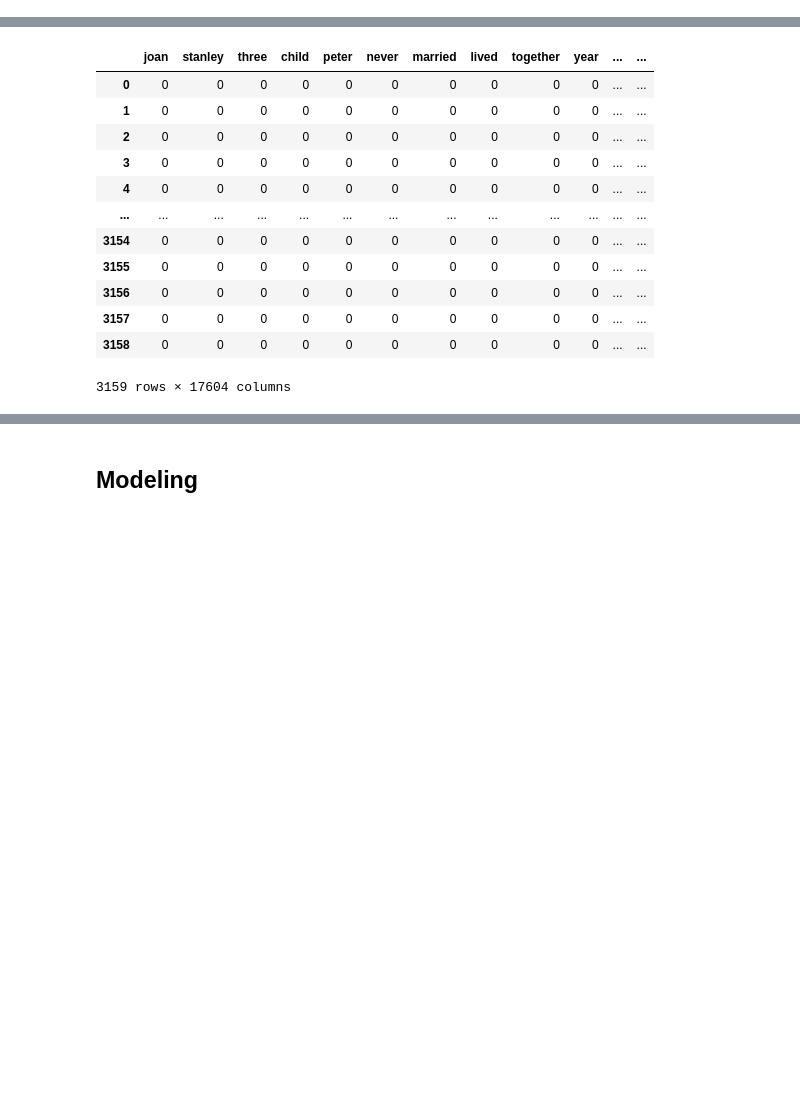
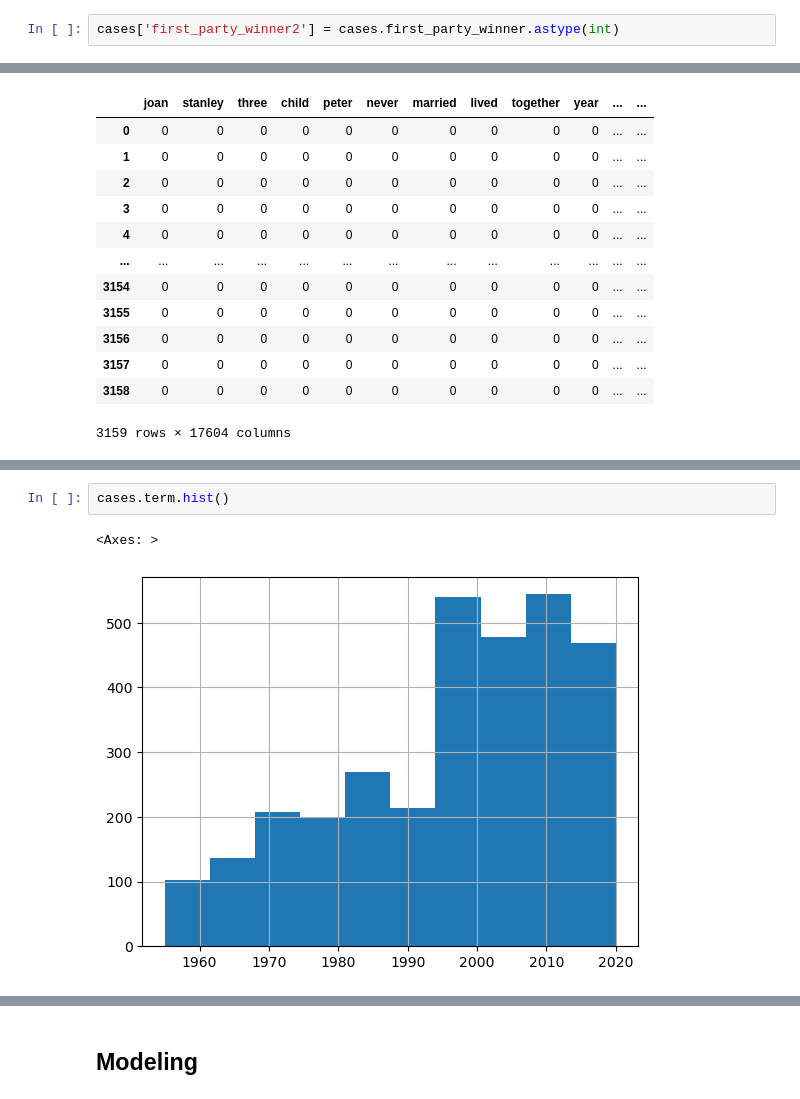
Before and after one commit to brandonowens24/Supreme_Court_Decisions, a Jupyter notebook: Notebook.ipynb, the cells around one changed output, grey strips where cells are left out. Cells and saved outputs as stored; diff of their text form; blank space fills up the shorter version.

```diff
--- a/Notebook.ipynb
+++ b/Notebook.ipynb
@@ -224,6 +218,8 @@ Index(['name', 'term', 'first_party', 'second_party', 'facts', 'cleaned_facts',
        'First Amendment', 'Interstate Relations', 'Judicial Power',
        'Miscellaneous', 'Privacy', 'Private Action', 'Unions'],
       dtype='object')
+# %%
+cases['first_party_winner2'] = cases.first_party_winner.astype(int)
 # %% [markdown]
 ### EDA
 # %%
@@ -255,0 +277,5 @@ counts_df
+# %%
+cases.term.hist()
+# %% [output]
+<Axes: >
+[figure, added]
```
Also changed, not shown: parts of 18 cells of this notebook.
